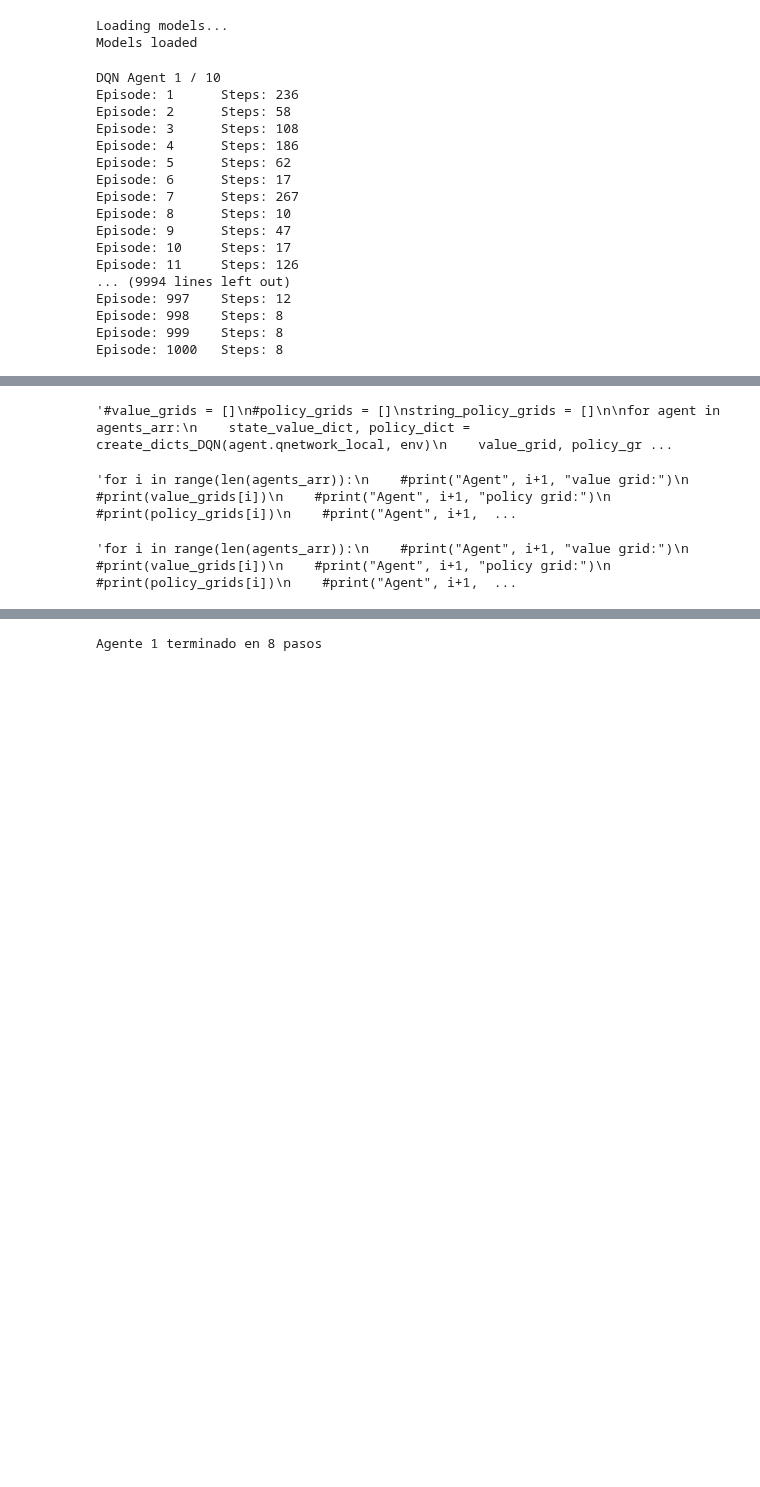
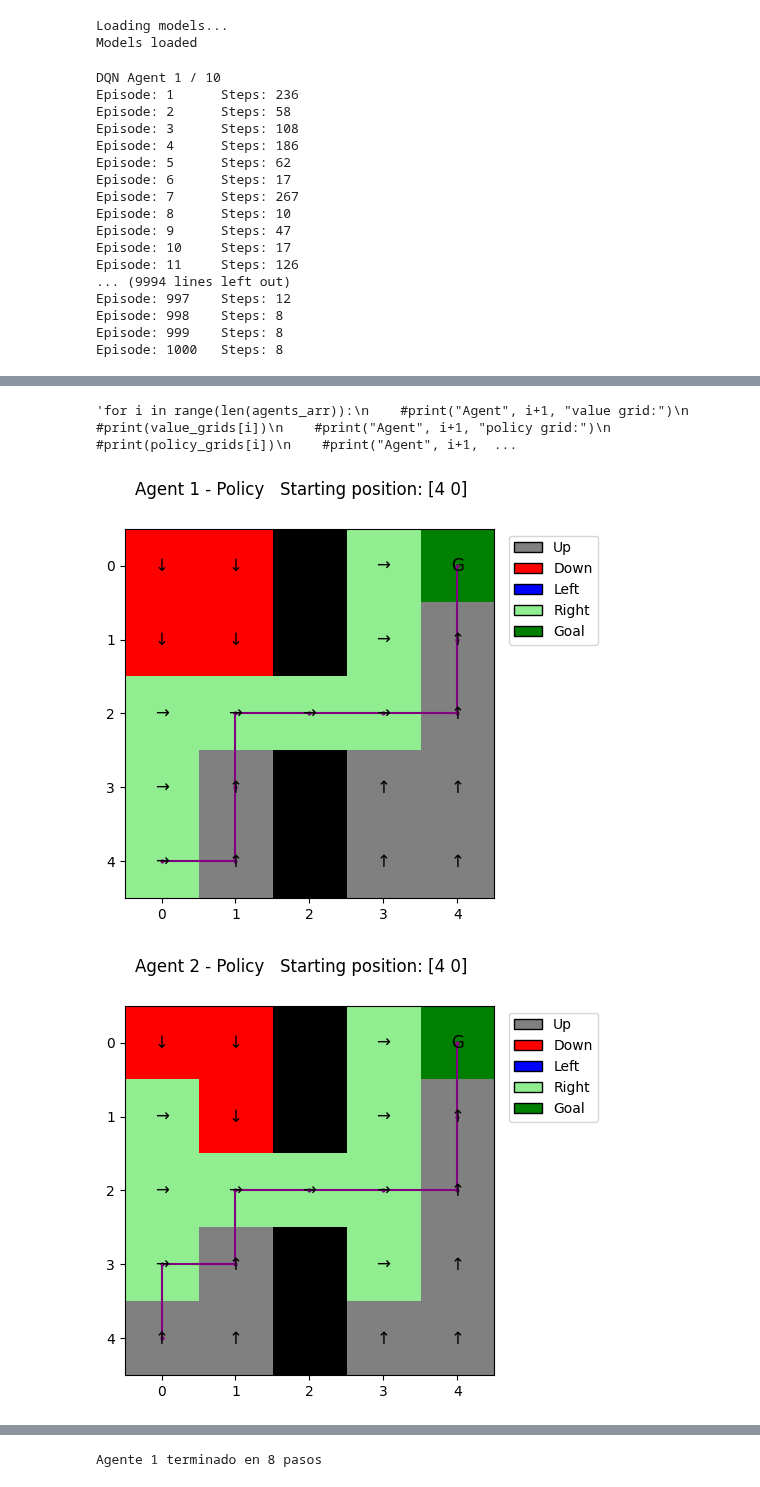
Before and after one commit to salvalago23/TFG_Salvador_Perez_GR, a Jupyter notebook: src/5_DQNtrain&replay.ipynb, the cells around one changed output, grey strips where cells are left out. Saved outputs shown, nothing was run; the diff lists cells and outputs as text; code cells hidden in the pictures; blank space fills up the shorter version.

```diff
--- a/src/5_DQNtrain&replay.ipynb
+++ b/src/5_DQNtrain&replay.ipynb
@@ -98,7 +98,7 @@ NUM_DDQN_AGENTS = 5
 
 if train:
     for agent in agents_arr:
-        env = createNNEnv(shape, randomStart=True)#, disable_env_checker=True)
+        env.unwrapped.randomize_start_pos()
         if agents_arr.index(agent) < NUM_DQN_AGENTS:
             print("DQN Agent", agents_arr.index(agent)+1,"/",len(agents_arr))
             path_to_save = "../data/models/DQNagent"+str(agents_arr.index(agent)+1)+".pt"
@@ -111,7 +111,8 @@ if train:
         starting_positions.append(env.unwrapped.start_pos)
 else:
     for agent in agents_arr:
-        env = createNNEnv(shape, randomStart=True)#, disable_env_checker=True)
+        #Aqui tenemos el problema de no conocer sus starting positions originales??
+        env = createNNEnv(shape, randomStart=True)
         if agents_arr.index(agent) < NUM_DQN_AGENTS:
             print("DQN Agent", agents_arr.index(agent)+1,"/",len(agents_arr))
             path_to_load = "../data/models/DQNagent"+str(agents_arr.index(agent)+1)+".pt"
@@ -203,18 +194,16 @@ fc1_units: 128  fc2_units: 128
 [figure]
-# %%
-"""#value_grids = []
-#policy_grids = []
-string_policy_grids = []
-
-for agent in agents_arr:
-    state_value_dict, policy_dict = create_dicts_DQN(agent.qnetwork_local, env)
-    value_grid, policy_grid, string_policy_grid = create_grids(state_value_dict, policy_dict, env)
-    #value_grids.append(value_grid)
-    #policy_grids.append(policy_grid)
-    string_policy_grids.append(string_policy_grid)"""
-# %% [output]
-'#value_grids = []\n#policy_grids = []\nstring_policy_grids = []\n\nfor agent in agents_arr:\n    state_value_dict, policy_dict = create_dicts_DQN(agent.qnetwork_local, env)\n    value_grid, policy_gr ...
 # %%
+"""#value_grids = []
+#policy_grids = []
+string_policy_grids = []
+
+for agent in agents_arr:
+    state_value_dict, policy_dict = create_dicts_DQN(agent.qnetwork_local, env)
+    value_grid, policy_grid, string_policy_grid = create_grids(state_value_dict, policy_dict, env)
+    #value_grids.append(value_grid)
+    #policy_grids.append(policy_grid)
+    string_policy_grids.append(string_policy_grid)"""
+
 """for i in range(len(agents_arr)):
     #print("Agent", i+1, "value grid:")
     #print(value_grids[i])
@@ -225,18 +214,26 @@ for agent in agents_arr:
     fig = plot_string_policy(string_policy_grids[i])
     fig.suptitle(f'Agent {i+1} - Policy   Starting position: {starting_positions[i]}')
 plt.show()"""
+
+"""for i in range(len(agents_arr)):
+    #print("Agent", i+1, "value grid:")
+    #print(value_grids[i])
+    #print("Agent", i+1, "policy grid:")
+    #print(policy_grids[i])
+    #print("Agent", i+1, "policy grid string:")
+    #print(string_policy_grids[i])
+    fig = plot_trajectory(string_policy_grids[i], starting_positions[i])
+    fig.suptitle(f'Agent {i+1} - Policy   Starting position: {starting_positions[i]}')
+plt.show()"""
 # %% [output]
 'for i in range(len(agents_arr)):\n    #print("Agent", i+1, "value grid:")\n    #print(value_grids[i])\n    #print("Agent", i+1, "policy grid:")\n    #print(policy_grids[i])\n    #print("Agent", i+1,  ...
 # %%
-"""for i in range(len(agents_arr)):
-    #print("Agent", i+1, "value grid:")
-    #print(value_grids[i])
-    #print("Agent", i+1, "policy grid:")
-    #print(policy_grids[i])
-    #print("Agent", i+1, "policy grid string:")
-    #print(string_policy_grids[i])
-    fig = plot_trajectory(string_policy_grids[i], starting_positions[i])
+for i in range(len(agents_arr)):
+    state_value_dict, policy_dict = create_dicts_DQN(agents_arr[i].qnetwork_local, env)
+    value_grid, policy_grid, string_policy_grid = create_grids(state_value_dict, policy_dict, env)
+    fig = plot_trajectory(string_policy_grid, starting_positions[i])
     fig.suptitle(f'Agent {i+1} - Policy   Starting position: {starting_positions[i]}')
-plt.show()"""
+plt.show()
 # %% [output]
-'for i in range(len(agents_arr)):\n    #print("Agent", i+1, "value grid:")\n    #print(value_grids[i])\n    #print("Agent", i+1, "policy grid:")\n    #print(policy_grids[i])\n    #print("Agent", i+1,  ...
+[figure, added]
+[figure, added]
```
Also changed, not shown: parts of 4 cells of this notebook, 2 other files.
